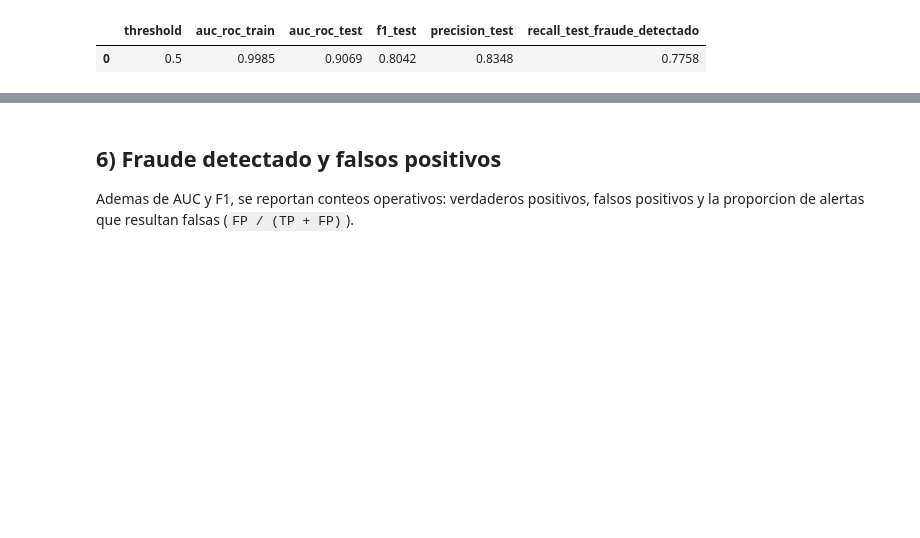
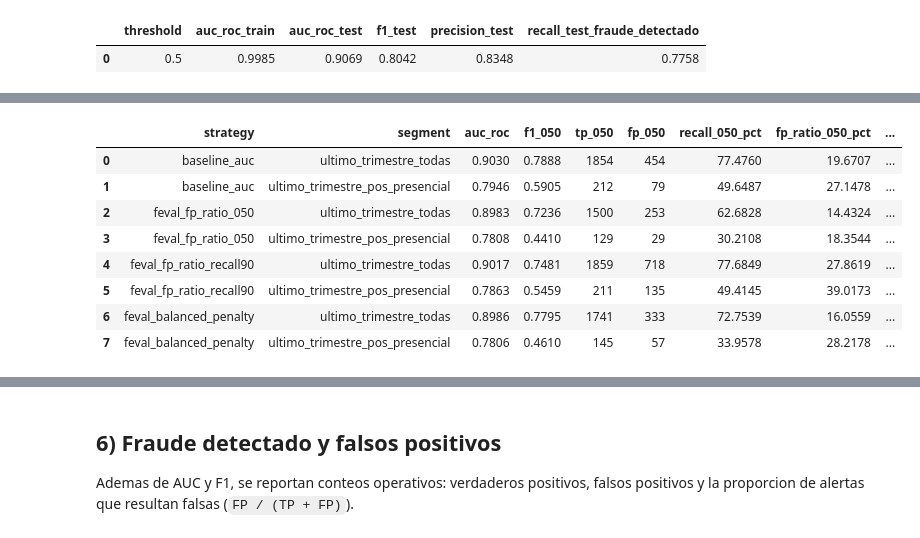
Before and after one commit to josuemj/federated-banking-fraud, a Jupyter notebook: entrenamiento/base_model_obj_a.ipynb, the cells around one changed output, grey strips where cells are left out. Drawn from its saved outputs; the diff is of its cells as text; code cells hidden in the pictures; blank space fills up the shorter version.

```diff
--- a/entrenamiento/base_model_obj_a.ipynb
+++ b/entrenamiento/base_model_obj_a.ipynb
@@ -198,0 +360,48 @@ weighted avg     0.9823    0.9828    0.9825     16186
+# %%
+def evaluate_strategy(name, booster, X_eval, y_eval, segment_label):
+    proba = booster.predict(X_eval, num_iteration=booster.best_iteration)
+    pred_050 = (proba >= 0.50).astype(int)
+    tn, fp, fn, tp = _safe_confusion_counts(y_eval, pred_050)
+    alerts = tp + fp
+    recall90_metrics = metrics_at_target_recall(y_eval, proba, TARGET_RECALL)
+    return {
+        'strategy': name,
+        'segment': segment_label,
+        'best_iteration': booster.best_iteration,
+        'auc_roc': roc_auc_score(y_eval, proba) if len(np.unique(y_eval)) == 2 else np.nan,
+        'f1_050': f1_score(y_eval, pred_050, zero_division=0),
+        'tp_050': tp,
+        'fp_050': fp,
+        'fn_050': fn,
+        'alerts_050': alerts,
+        'recall_050_pct': recall_score(y_eval, pred_050, zero_division=0) * 100,
+        'precision_050_pct': precision_score(y_eval, pred_050, zero_division=0) * 100,
+        'fp_ratio_050_pct': (fp / alerts * 100) if alerts else 100,
+        **recall90_metrics,
+    }
+
+custom_y_test = y_custom_test.to_numpy()
+custom_pos_mask_local = pos_eval_mask.loc[custom_test_mask].to_numpy()
+
+comparison_rows = []
+for strategy in strategies:
+    booster = boosters[strategy['name']]
+    comparison_rows.append(evaluate_strategy(strategy['name'], booster, X_lgb_test, custom_y_test, 'ultimo_trimestre_todas'))
+    comparison_rows.append(evaluate_strategy(strategy['name'], booster, X_lgb_test[custom_pos_mask_local], custom_y_test[custom_pos_mask_local], 'ultimo_trimestre_pos_presencial'))
+
+custom_comparison_df = pd.DataFrame(comparison_rows)
+display(custom_comparison_df[[
+    'strategy', 'segment', 'auc_roc', 'f1_050', 'tp_050', 'fp_050', 'recall_050_pct', 'fp_ratio_050_pct',
+    'threshold_recall_target', 'tp_recall_target', 'fp_recall_target', 'recall_recall_target_pct',
+    'precision_recall_target_pct', 'fp_ratio_recall_target_pct', 'fp_per_tp_recall_target',
+]].round(4))
+# %% [output]
+|  | strategy | segment | auc_roc | f1_050 | tp_050 | fp_050 | recall_050_pct | fp_ratio_050_pct | ... |
+| 0 | baseline_auc | ultimo_trimestre_todas | 0.9030 | 0.7888 | 1854 | 454 | 77.4760 | 19.6707 | ... |
+| 1 | baseline_auc | ultimo_trimestre_pos_presencial | 0.7946 | 0.5905 | 212 | 79 | 49.6487 | 27.1478 | ... |
+| 2 | feval_fp_ratio_050 | ultimo_trimestre_todas | 0.8983 | 0.7236 | 1500 | 253 | 62.6828 | 14.4324 | ... |
+| 3 | feval_fp_ratio_050 | ultimo_trimestre_pos_presencial | 0.7808 | 0.4410 | 129 | 29 | 30.2108 | 18.3544 | ... |
+| 4 | feval_fp_ratio_recall90 | ultimo_trimestre_todas | 0.9017 | 0.7481 | 1859 | 718 | 77.6849 | 27.8619 | ... |
+| 5 | feval_fp_ratio_recall90 | ultimo_trimestre_pos_presencial | 0.7863 | 0.5459 | 211 | 135 | 49.4145 | 39.0173 | ... |
+| 6 | feval_balanced_penalty | ultimo_trimestre_todas | 0.8986 | 0.7795 | 1741 | 333 | 72.7539 | 16.0559 | ... |
+| 7 | feval_balanced_penalty | ultimo_trimestre_pos_presencial | 0.7806 | 0.4610 | 145 | 57 | 33.9578 | 28.2178 | ... |
```
Also changed, not shown: parts of 11 cells of this notebook.
